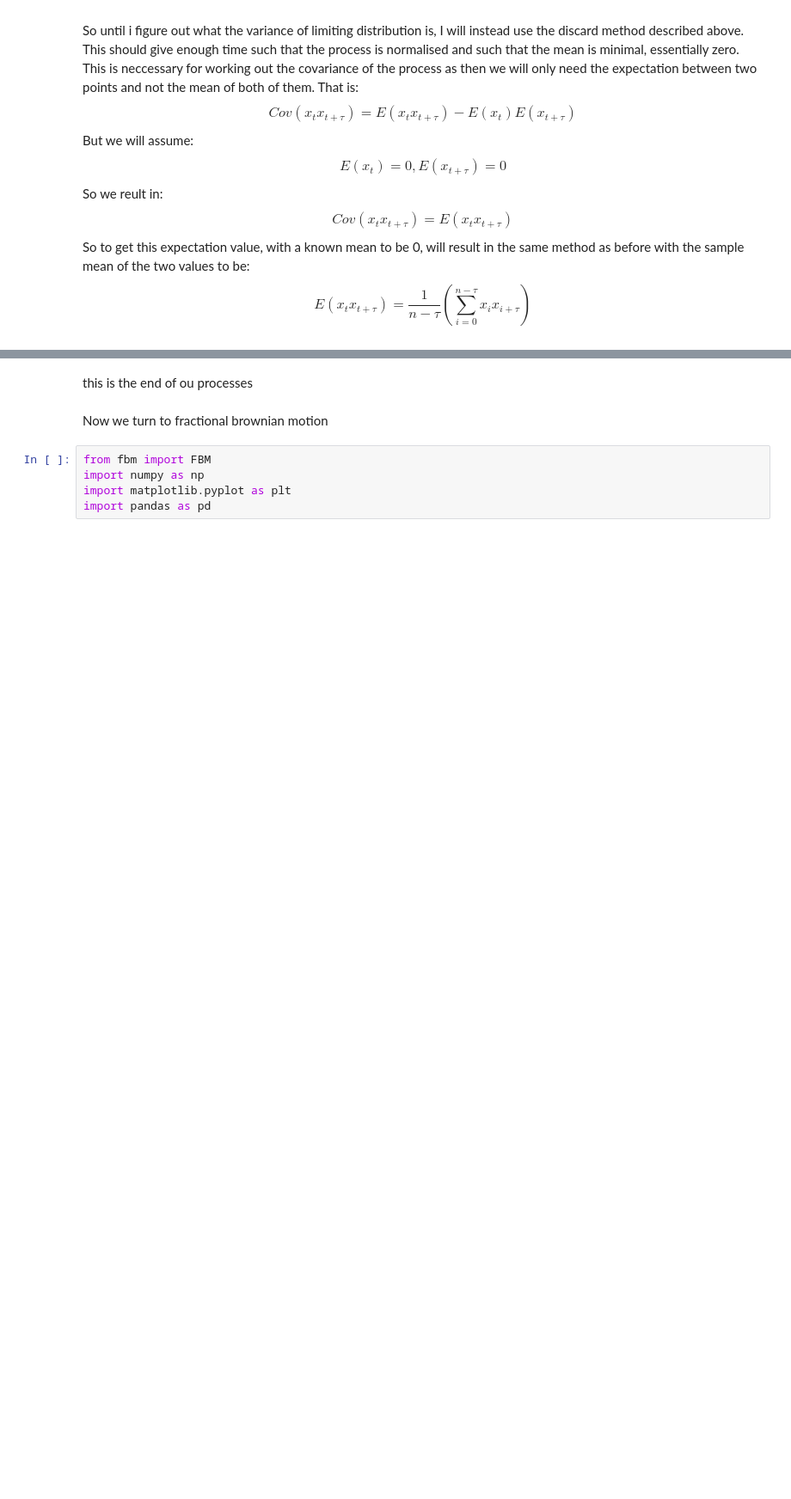
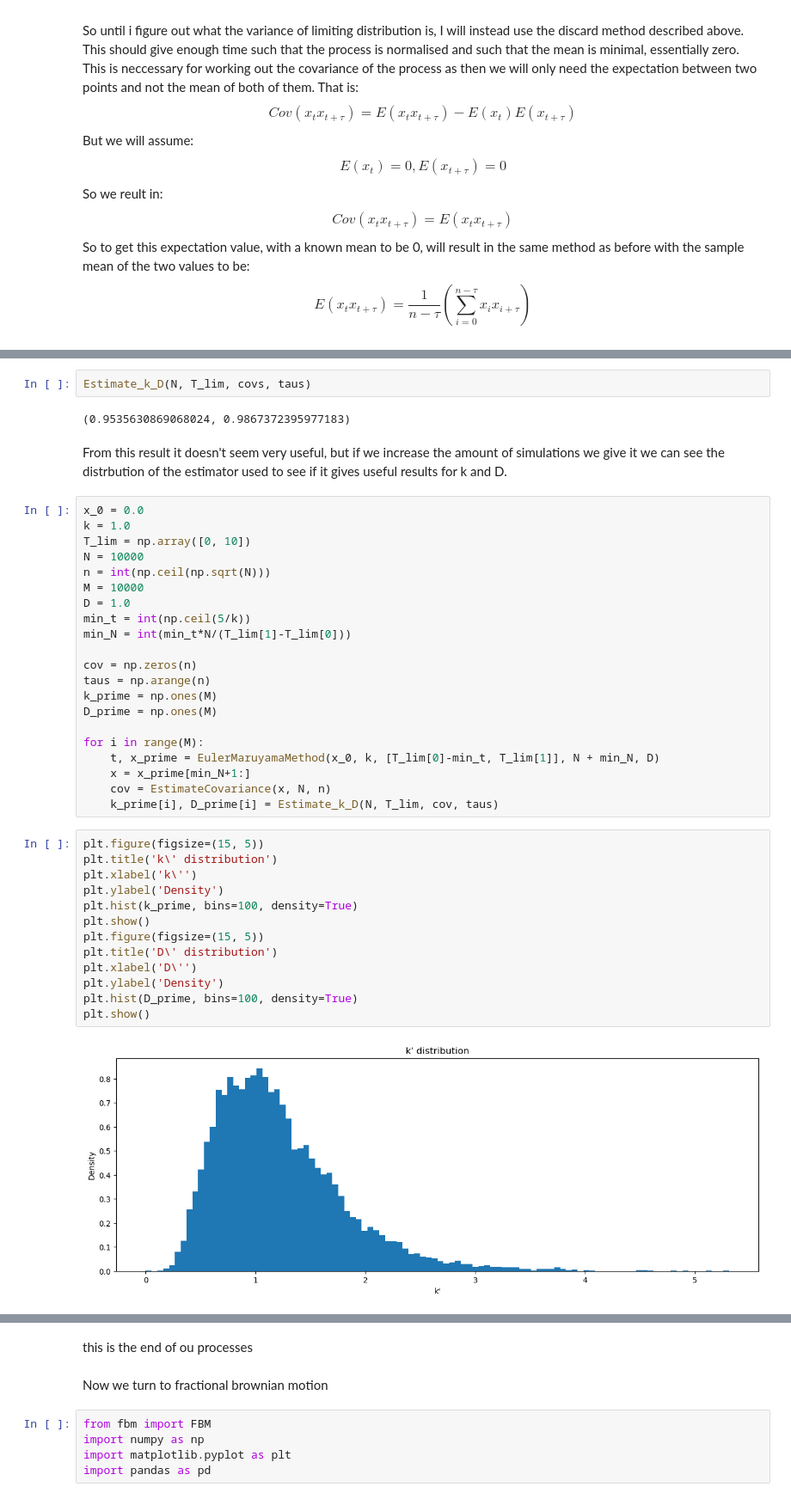
Before and after one commit to db14401/M4R, a Jupyter notebook: SDE_numerical_solution.ipynb, the cells around one changed output, grey strips where cells are left out. Shown at 86% size. Drawn from its saved outputs; the diff is of its cells as text; blank space fills up the shorter version.

```diff
--- a/SDE_numerical_solution.ipynb
+++ b/SDE_numerical_solution.ipynb
@@ -684,0 +640,42 @@ So now I have created a method of plotting the Auto Covariance sequence I can no
+# %%
+Estimate_k_D(N, T_lim, covs, taus)
+# %% [output]
+(0.9535630869068024, 0.9867372395977183)
+# %% [markdown]
+From this result it doesn't seem very useful, but if we increase the amount of simulations we give it we can see the distrbution of the estimator used to see if it gives useful results for k and D.
+# %%
+x_0 = 0.0
+k = 1.0
+T_lim = np.array([0, 10])
+N = 10000
+n = int(np.ceil(np.sqrt(N)))
+M = 10000
+D = 1.0
+min_t = int(np.ceil(5/k))
+min_N = int(min_t*N/(T_lim[1]-T_lim[0]))
+
+cov = np.zeros(n)
+taus = np.arange(n)
+k_prime = np.ones(M)
+D_prime = np.ones(M)
+
+for i in range(M):
+    t, x_prime = EulerMaruyamaMethod(x_0, k, [T_lim[0]-min_t, T_lim[1]], N + min_N, D)
+    x = x_prime[min_N+1:]
+    cov = EstimateCovariance(x, N, n)
+    k_prime[i], D_prime[i] = Estimate_k_D(N, T_lim, cov, taus)
+# %%
+plt.figure(figsize=(15, 5))
+plt.title('k\' distribution')
+plt.xlabel('k\'')
+plt.ylabel('Density')
+plt.hist(k_prime, bins=100, density=True)
+plt.show()
+plt.figure(figsize=(15, 5))
+plt.title('D\' distribution')
+plt.xlabel('D\'')
+plt.ylabel('Density')
+plt.hist(D_prime, bins=100, density=True)
+plt.show()
+# %% [output]
+[figure, added]
```
Also changed, not shown: parts of 56 cells of this notebook.
